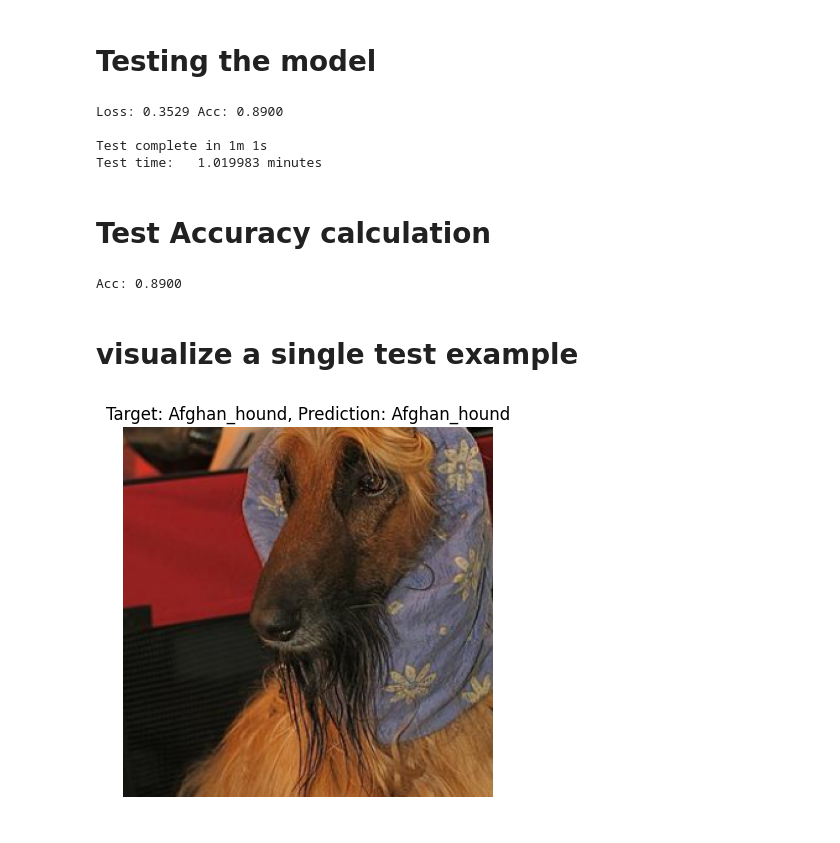
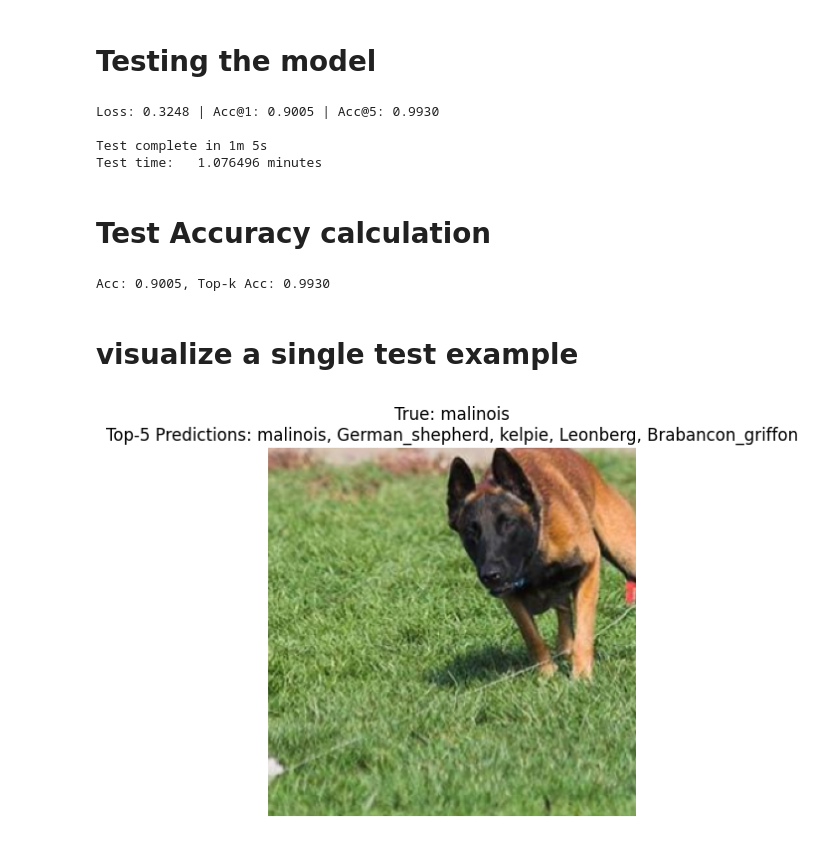
Before and after one commit to ChenShterental/advanced_topics_in_ai, a Jupyter notebook: dogs_breed_identification_pytorch_inception_v3.ipynb, the cells around one changed output. Saved outputs shown, nothing was run; the diff lists cells and outputs as text; code cells hidden in the pictures.

Commit message:
Using top-k instead of top-1 accuracy in inception-v3 notebook.

```diff
--- a/dogs_breed_identification_pytorch_inception_v3.ipynb
+++ b/dogs_breed_identification_pytorch_inception_v3.ipynb
@@ -396,7 +392,7 @@ inception = inception.to(device)
 # **Training loop**
 # %%
 # Training function
-def train_model(train_loader, test_loader, model, criterion, optimizer, scheduler, num_epochs=30):
+def train_model(train_loader, test_loader, model, criterion, optimizer, scheduler, num_epochs=2):
     since = time.time()
     lrs = []
     train_accs = []
@@ -490,6 +486,6 @@ exp_lr_scheduler = lr_scheduler.StepLR(optimizer, step_size=1, gamma=0.9)
 # **Training the model**
 # %%
 start_time = time.time()
-model, lrs, train_loss, train_accs, test_loss, test_accs = train_model(whole_train_dl, test_dl, inception, criterion, optimizer, exp_lr_scheduler, num_epochs=10)
+model, lrs, train_loss, train_accs, test_loss, test_accs = train_model(whole_train_dl, test_dl, inception, criterion, optimizer, exp_lr_scheduler, num_epochs=30)
 print('Training time: {:10f} minutes'.format((time.time()-start_time)/60))
 # %% [output]
@@ -593,59 +595,66 @@ def test_model(dataloader, model, criterion, optimizer, scheduler, num_epochs=5)
 # **Testing the model**
 # %%
 start_time = time.time()
-test_loss, test_acc = test_model(test_dl, model, criterion, optimizer, exp_lr_scheduler, num_epochs=1)
+test_loss, test_acc, test_topk_acc = test_model(test_dl, model, criterion, optimizer, exp_lr_scheduler, num_epochs=1)
 print('Test time: {:10f} minutes'.format((time.time()-start_time)/60))
 # %% [output]
-Loss: 0.3529 Acc: 0.8900
+Loss: 0.3248 | Acc@1: 0.9005 | Acc@5: 0.9930
 
-Test complete in 1m 1s
-Test time:   1.019983 minutes
+Test complete in 1m 5s
+Test time:   1.076496 minutes
 # %% [markdown]
 # **Test Accuracy calculation**
 # %%
-print(f'Acc: {test_acc:.4f}')
+print(f'Acc: {test_acc:.4f}, Top-k Acc: {test_topk_acc:.4f}')
 # %% [output]
-Acc: 0.8900
+Acc: 0.9005, Top-k Acc: 0.9930
 # %% [markdown]
 # **visualize a single test example**
 # %%
-# Function to visualize a single test example
-def visualize_test_example(dataloader, model):
+# Function to visualize a single test example with top-k predictions
+def visualize_test_example(dataloader, model, k=5):
     model.eval()
 
     with torch.no_grad():
         # Get a single batch from the dataloader
         inputs, labels = next(iter(dataloader))
         inputs = inputs.to(device)
         labels = labels.to(device)
 
         # Forward pass
         outputs = model(inputs)
-        _, preds = torch.max(outputs, 1)
+        topk_vals, topk_indices = torch.topk(outputs, k, dim=1)
 
-        # Get the first image and its label and prediction
+        # Choose the image index in the batch to visualize
         image_idx = 1
         input_img = inputs[image_idx].cpu()
         label = labels[image_idx].cpu().item()
         str_label = reverse_encode(shared_encoder, label)
-        # Decode class label
         clean_label = str_label.split('-', 1)[1] if '-' in str_label else str_label
-        pred = preds[image_idx].cpu().item()
-        str_pred = reverse_encode(shared_encoder, pred)
-        clean_pred = str_pred.split('-', 1)[1] if '-' in str_pred else str_pred
+
+        # Get top-k predictions for this image
+        topk_preds = topk_indices[image_idx].cpu().tolist()
+        pred_names = []
+
+        for pred in topk_preds:
+            str_pred = reverse_encode(shared_encoder, pred)
+            clean_pred = str_pred.split('-', 1)[1] if '-' in str_pred else str_pred
+            pred_names.append(clean_pred)
 
         # Denormalize the image for visualization
         mean = np.array([0.485, 0.456, 0.406])
         std = np.array([0.229, 0.224, 0.225])
         input_img = input_img.permute(1, 2, 0).numpy() * std + mean
         input_img = np.clip(input_img, 0, 1)
 
-        # Plot the image with target and prediction
+        # Plot the image with label and predictions
         plt.imshow(input_img)
-        plt.title(f'Target: {clean_label}, Prediction: {clean_pred}')
         plt.axis('off')
+        title = f"True: {clean_label}\nTop-{k} Predictions: {', '.join(pred_names)}"
+        plt.title(title)
         plt.show()
 
-visualize_test_example(test_dl, model)
+# Call the function
+visualize_test_example(test_dl, model, k=5)
 # %% [output]
-[figure, old version]
+[figure, new version]
```
Also changed, not shown: parts of 11 cells of this notebook, 1 other file.
